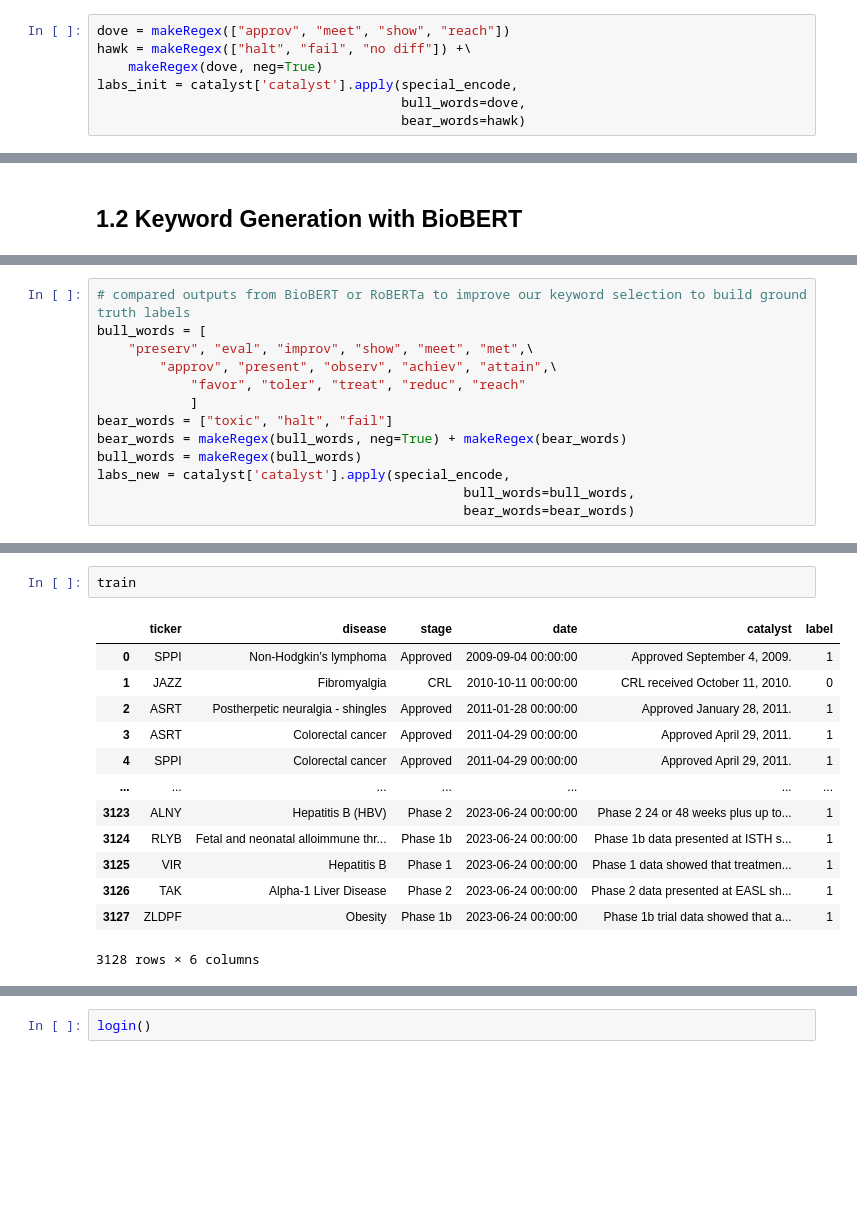
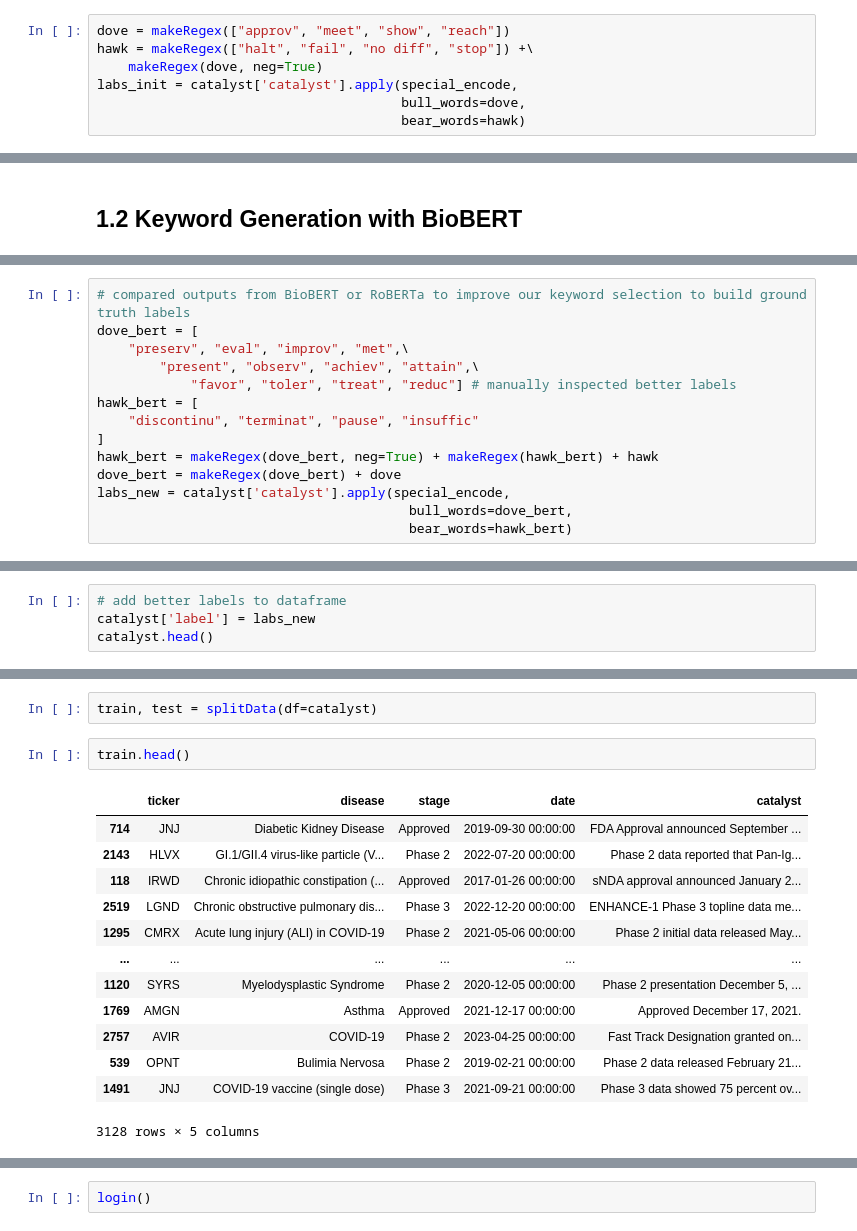
Before and after one commit to lameche99/The-Clinical-Trial-Effect, a Jupyter notebook: dataTest.ipynb, the cells around one changed output, grey strips where cells are left out. Cells and saved outputs as stored; diff of their text form; blank space fills up the shorter version.

```diff
--- a/dataTest.ipynb
+++ b/dataTest.ipynb
@@ -33,7 +38,7 @@ catalyst['stage'].value_counts().plot(kind='barh')
 ## **1.1 Initial Rule-Based Labeling**
 # %%
 dove = makeRegex(["approv", "meet", "show", "reach"])
-hawk = makeRegex(["halt", "fail", "no diff"]) +\
+hawk = makeRegex(["halt", "fail", "no diff", "stop"]) +\
     makeRegex(dove, neg=True)
 labs_init = catalyst['catalyst'].apply(special_encode,
                                        bull_words=dove,
@@ -60,13 +92,14 @@ class_kwrds = class_keywords(classifier=classifier, kwrds=key_words) # sentiment
 # %%
 # compared outputs from BioBERT or RoBERTa to improve our keyword selection to build ground truth labels
-bull_words = [
-    "preserv", "eval", "improv", "show", "meet", "met",\
-        "approv", "present", "observ", "achiev", "attain",\
-            "favor", "toler", "treat", "reduc", "reach"
-            ]
-bear_words = ["toxic", "halt", "fail"]
-bear_words = makeRegex(bull_words, neg=True) + makeRegex(bear_words)
-bull_words = makeRegex(bull_words)
+dove_bert = [
+    "preserv", "eval", "improv", "met",\
+        "present", "observ", "achiev", "attain",\
+            "favor", "toler", "treat", "reduc"] # manually inspected better labels
+hawk_bert = [
+    "discontinu", "terminat", "pause", "insuffic"
+]
+hawk_bert = makeRegex(dove_bert, neg=True) + makeRegex(hawk_bert) + hawk
+dove_bert = makeRegex(dove_bert) + dove
 labs_new = catalyst['catalyst'].apply(special_encode,
-                                               bull_words=bull_words,
-                                               bear_words=bear_words)
+                                        bull_words=dove_bert,
+                                        bear_words=hawk_bert)
@@ -101,0 +121,4 @@ print(catalyst.shape)
+# %%
+# add better labels to dataframe
+catalyst['label'] = labs_new
+catalyst.head()
@@ -102,17 +132,19 @@ print(catalyst.shape)
+# %%
+train, test = splitData(df=catalyst)
 # %%
-train
+train.head()
 # %% [output]
-|  | ticker | disease | stage | date | catalyst | label |
-| 0 | SPPI | Non-Hodgkin’s lymphoma | Approved | 2009-09-04 00:00:00 | Approved September 4, 2009. | 1 |
-| 1 | JAZZ | Fibromyalgia | CRL | 2010-10-11 00:00:00 | CRL received October 11, 2010. | 0 |
-| 2 | ASRT | Postherpetic neuralgia - shingles | Approved | 2011-01-28 00:00:00 | Approved January 28, 2011. | 1 |
-| 3 | ASRT | Colorectal cancer | Approved | 2011-04-29 00:00:00 | Approved April 29, 2011. | 1 |
-| 4 | SPPI | Colorectal cancer | Approved | 2011-04-29 00:00:00 | Approved April 29, 2011. | 1 |
-| ... | ... | ... | ... | ... | ... | ... |
-| 3123 | ALNY | Hepatitis B (HBV) | Phase 2 | 2023-06-24 00:00:00 | Phase 2 24 or 48 weeks plus up to... | 1 |
-| 3124 | RLYB | Fetal and neonatal alloimmune thr... | Phase 1b | 2023-06-24 00:00:00 | Phase 1b data presented at ISTH s... | 1 |
-| 3125 | VIR | Hepatitis B | Phase 1 | 2023-06-24 00:00:00 | Phase 1 data showed that treatmen... | 1 |
-| 3126 | TAK | Alpha-1 Liver Disease | Phase 2 | 2023-06-24 00:00:00 | Phase 2 data presented at EASL sh... | 1 |
-| 3127 | ZLDPF | Obesity | Phase 1b | 2023-06-24 00:00:00 | Phase 1b trial data showed that a... | 1 |
+|  | ticker | disease | stage | date | catalyst |
+| 714 | JNJ | Diabetic Kidney Disease | Approved | 2019-09-30 00:00:00 | FDA Approval announced September ... |
+| 2143 | HLVX | GI.1/GII.4 virus-like particle (V... | Phase 2 | 2022-07-20 00:00:00 | Phase 2 data reported that Pan-Ig... |
+| 118 | IRWD | Chronic idiopathic constipation (... | Approved | 2017-01-26 00:00:00 | sNDA approval announced January 2... |
+| 2519 | LGND | Chronic obstructive pulmonary dis... | Phase 3 | 2022-12-20 00:00:00 | ENHANCE-1 Phase 3 topline data me... |
+| 1295 | CMRX | Acute lung injury (ALI) in COVID-19 | Phase 2 | 2021-05-06 00:00:00 | Phase 2 initial data released May... |
+| ... | ... | ... | ... | ... | ... |
+| 1120 | SYRS | Myelodysplastic Syndrome | Phase 2 | 2020-12-05 00:00:00 | Phase 2 presentation December 5, ... |
+| 1769 | AMGN | Asthma | Approved | 2021-12-17 00:00:00 | Approved December 17, 2021. |
+| 2757 | AVIR | COVID-19 | Phase 2 | 2023-04-25 00:00:00 | Fast Track Designation granted on... |
+| 539 | OPNT | Bulimia Nervosa | Phase 2 | 2019-02-21 00:00:00 | Phase 2 data released February 21... |
+| 1491 | JNJ | COVID-19 vaccine (single dose) | Phase 3 | 2021-09-21 00:00:00 | Phase 3 data showed 75 percent ov... |
-3128 rows × 6 columns
+3128 rows × 5 columns
 # %%
```
Also changed, not shown: parts of 20 cells of this notebook, 3 other files.
